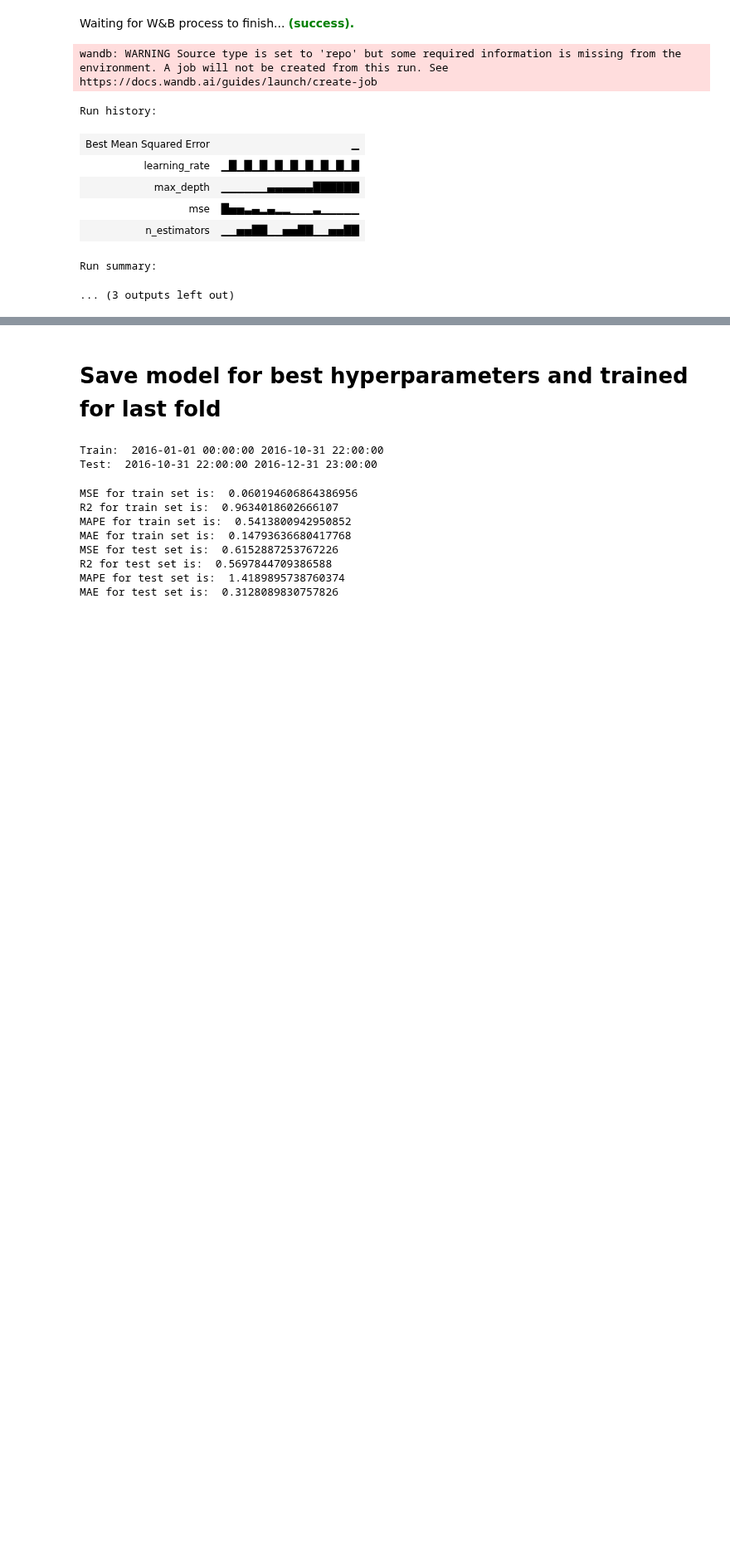
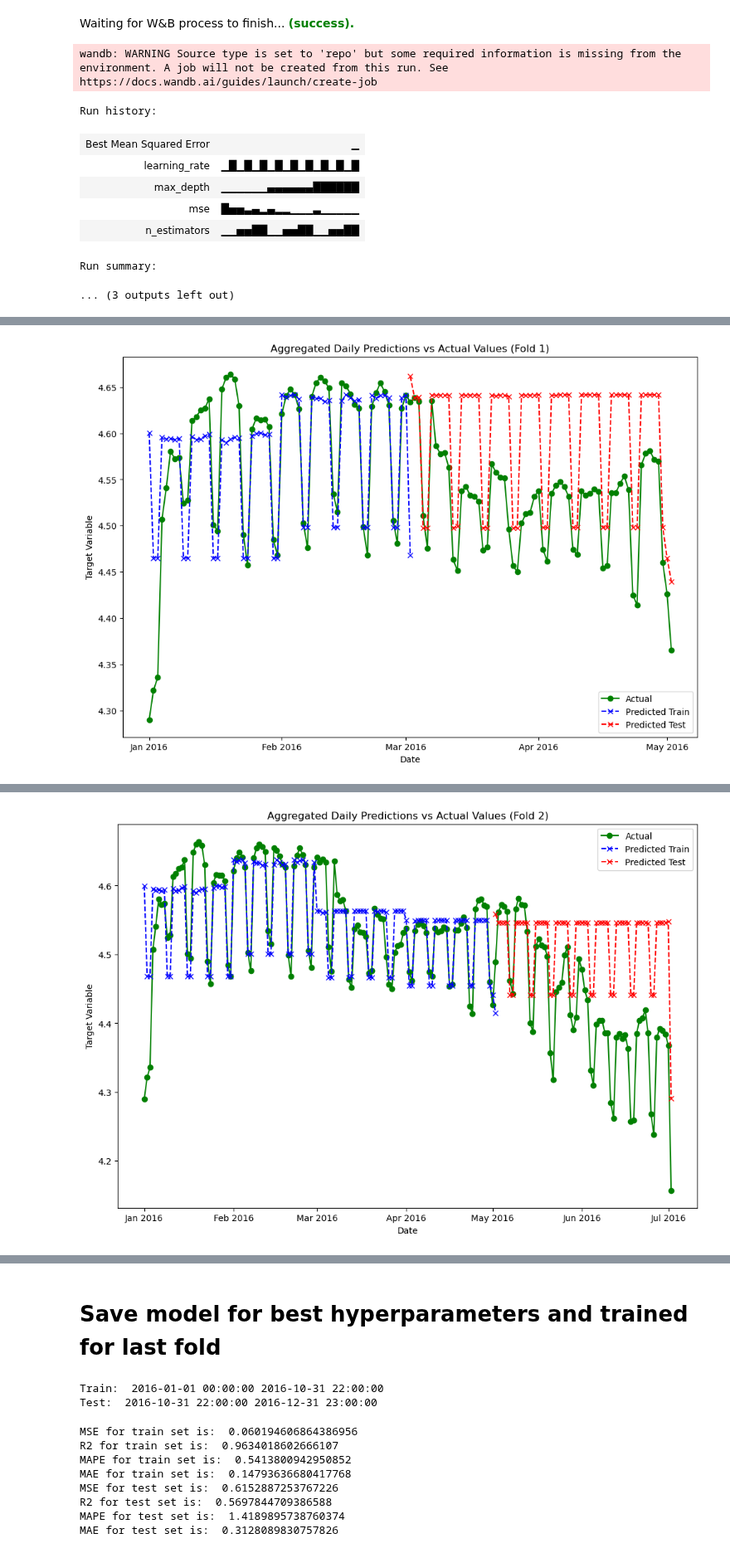
Before and after one commit to goksu-uzunturk/DI502_ElectricityPrediction, a Jupyter notebook: notebooks/XGB_WandB.ipynb, the cells around one changed output, grey strips where cells are left out. Shown at 83% size. Drawn from its saved outputs; the diff is of its cells as text; code cells hidden in the pictures; blank space fills up the shorter version.

```diff
--- a/notebooks/XGB_WandB.ipynb
+++ b/notebooks/XGB_WandB.ipynb
@@ -276,3 +278,60 @@ for params in hyperparameter_combinations:
 # Log the best hyperparameters and metrics after grid search
 wandb.log({"Best Hyperparameters": best_params, "Best Mean Squared Error": best_mse})
 wandb.finish()  # Finish the W&B run to ensure logs are flushed before the script exits
+# %%
+i = 1  # Start fold index from 1
+
+for train_index, test_index in tscv.split(df):
+    df_train, df_test = df.iloc[train_index], df.iloc[test_index]
+    print('fold :', i)
+    print('Train: ', df_train['timestamp'].min(), df_train['timestamp'].max())
+    print('Test: ', df_test['timestamp'].min(), df_test['timestamp'].max())
+
+    X_train = df_train[features]
+    X_test = df_test[features]
+    y_train = df_train[target]
+    y_test = df_test[target]
+
+    XGB = xgb.XGBRegressor(
+        objective='reg:squarederror',  # Use 'reg:squarederror' for regression problems
+        n_estimators=150,               # Number of boosting rounds (adjust as needed)
+        learning_rate=0.1,              # Step size shrinkage to prevent overfitting
+        max_depth=5                     # Maximum depth of each tree (adjust as needed)
+    )
+
+    XGB.fit(X_train, y_train)
+
+    y_pred_train = XGB.predict(X_train)
+    y_pred_test = XGB.predict(X_test)
+
+    # DataFrames to store aggregated values for the current fold
+    aggregated_actual_df = pd.concat([pd.DataFrame({'timestamp': df_train['timestamp'], 'actual': y_train}),
+                                      pd.DataFrame({'timestamp': df_test['timestamp'], 'actual': y_test})])
+
+    aggregated_predicted_df = pd.concat([pd.DataFrame({'timestamp': df_train['timestamp'], 'predicted_train': y_pred_train}),
+                                         pd.DataFrame({'timestamp': df_test['timestamp'], 'predicted_test': y_pred_test})])
+
+    # Group by timestamp and resample on a daily basis
+    aggregated_actual_df.set_index('timestamp', inplace=True)
+    aggregated_predicted_df.set_index('timestamp', inplace=True)
+
+    aggregated_actual_daily = aggregated_actual_df.resample('D').mean()
+    aggregated_predicted_daily = aggregated_predicted_df.resample('D').mean()
+
+    # Plotting aggregated daily predictions for the current fold
+    plt.figure(figsize=(12, 8))
+    plt.plot(aggregated_actual_daily.index, aggregated_actual_daily['actual'], label='Actual', marker='o', color='green')
+    plt.plot(aggregated_predicted_daily.index, aggregated_predicted_daily['predicted_train'], label='Predicted Train', marker='x', linestyle='--', color='blue')
+    plt.plot(aggregated_predicted_daily.index, aggregated_predicted_daily['predicted_test'], label='Predicted Test', marker='x', linestyle='--', color='red')
+    plt.title(f'Aggregated Daily Predictions vs Actual Values (Fold {i})')
+    plt.xlabel('Date')
+    plt.ylabel('Target Variable')
+    plt.legend()
+    # Format x-axis ticks as months
+    plt.gca().xaxis.set_major_formatter(mdates.DateFormatter('%b %Y'))
+    plt.gca().xaxis.set_major_locator(mdates.MonthLocator())
+
+    plt.show()
+
+    i += 1  # Increment the fold index
+# %% [output]
@@ -278,0 +341 @@ wandb.finish()  # Finish the W&B run to ensure logs are flushed before the scrip
+[figure, added]
@@ -278,0 +345 @@ wandb.finish()  # Finish the W&B run to ensure logs are flushed before the scrip
+[figure, added]
```
Also changed, not shown: parts of 3 cells of this notebook.
